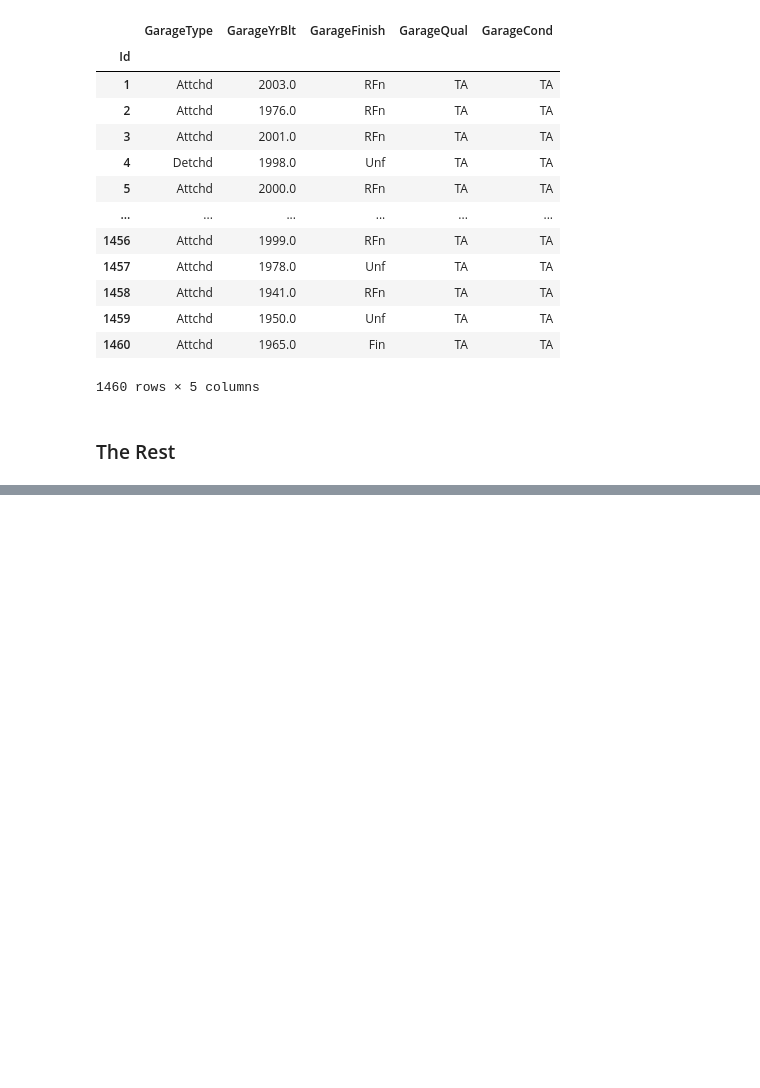
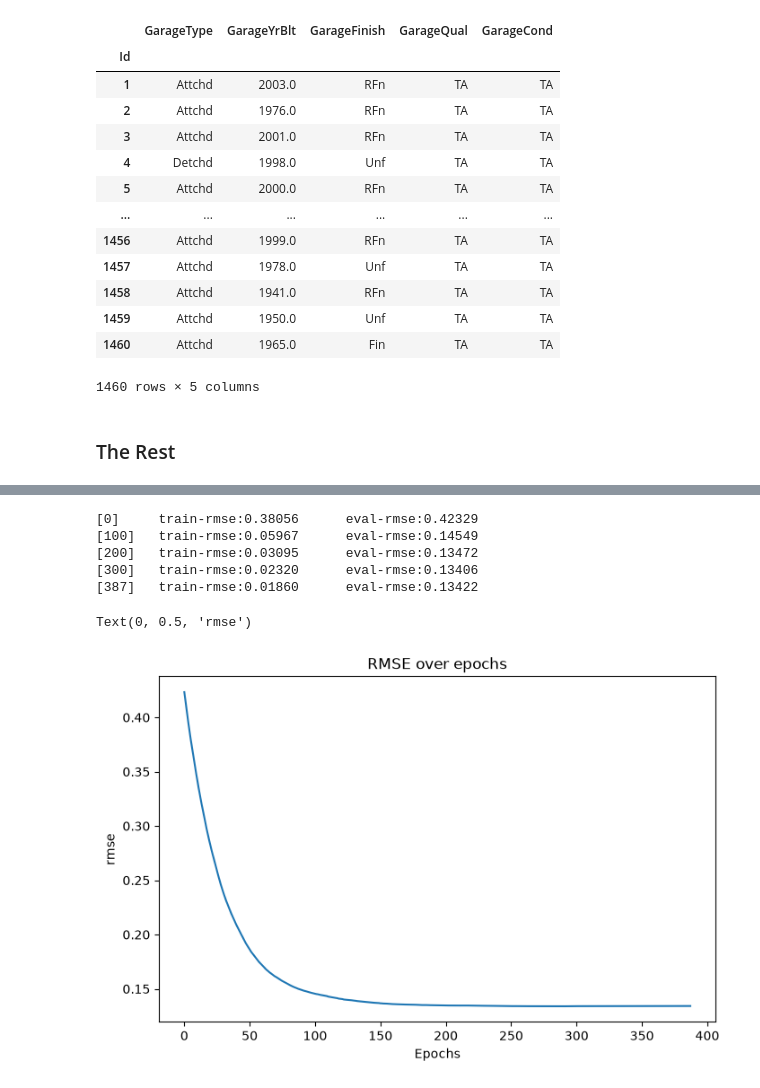
Before and after one commit to aneesakram/house-prices-advanced-regression-techniques, a Jupyter notebook: housePred.ipynb, the cells around one changed output, grey strips where cells are left out. Drawn from its saved outputs; the diff is of its cells as text; code cells hidden in the pictures; blank space fills up the shorter version.

```diff
--- a/housePred.ipynb
+++ b/housePred.ipynb
@@ -354,0 +435,40 @@ np.int64(690)
+# %%
+import xgboost as xgb
+
+dtrain_reg = xgb.DMatrix(X_train, y_train, enable_categorical=True)
+dtest_reg = xgb.DMatrix(X_test, y_test, enable_categorical=True)
+
+params = {"objective" : "reg:squarederror",
+          "tree_method" : "hist",
+          "learning_rate" : 0.03,
+          }
+
+evals = [(dtrain_reg, 'train'), (dtest_reg, 'eval')]
+
+evals_result = {}
+xgb_model = xgb.train(
+    params=params,
+    dtrain=dtrain_reg,
+    evals=evals,
+    num_boost_round=1000,
+    early_stopping_rounds = 100,
+    verbose_eval=100,
+    evals_result=evals_result
+)
+# %% [output]
+[0]     train-rmse:0.38056      eval-rmse:0.42329
+[100]   train-rmse:0.05967      eval-rmse:0.14549
+[200]   train-rmse:0.03095      eval-rmse:0.13472
+[300]   train-rmse:0.02320      eval-rmse:0.13406
+[387]   train-rmse:0.01860      eval-rmse:0.13422
+# %%
+evaluations = evals_result.get('eval')['rmse']
+
+plt.figure(figsize=(8,5))
+sns.lineplot(evaluations)
+plt.title("RMSE over epochs")
+plt.xlabel("Epochs")
+plt.ylabel("rmse")
+# %% [output]
+Text(0, 0.5, 'rmse')
+[figure, added]
```
Also changed, not shown: parts of 22 cells of this notebook.
